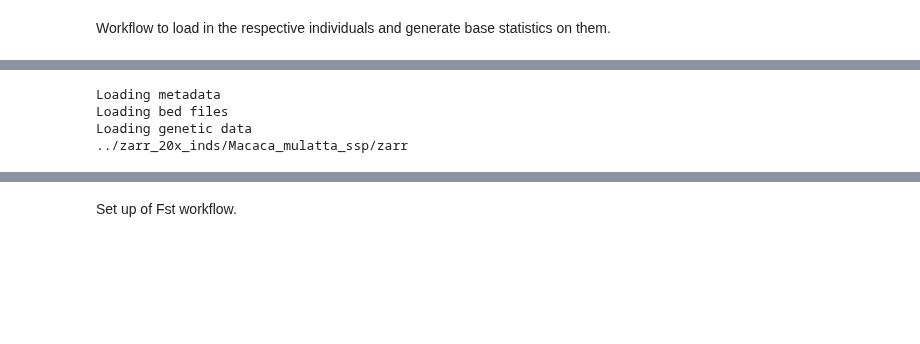
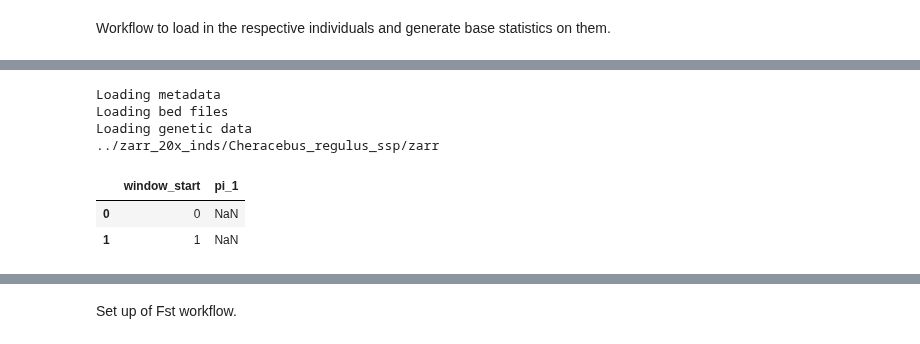
Before and after one commit to erikfogh/selection_primates, a Jupyter notebook: notebooks/standard01_stats_generation.ipynb, the cells around one changed output, grey strips where cells are left out. Cells and saved outputs as stored; diff of their text form; code cells hidden in the pictures; blank space fills up the shorter version.

```diff
--- a/notebooks/standard01_stats_generation.ipynb
+++ b/notebooks/standard01_stats_generation.ipynb
@@ -89,7 +89,7 @@ glob.glob("../zarr_20x_inds/Macaca_mulatta_ssp/*")
 # %%
 
 print("Loading metadata")
-zarr_path = "../zarr_20x_inds/Macaca_mulatta_ssp"
+zarr_path = "../zarr_20x_inds/Cheracebus_regulus_ssp"
 metadata_path = "/home/eriks/primatediversity/data/gVCFs_recalling_10_12_2024_metadata/"
 
 short_form = zarr_path.split("/")[-1].split("_")[0]
@@ -117,7 +117,13 @@ for c in glob.glob(zarr_path+"/*")[:]:
 Loading metadata
 Loading bed files
 Loading genetic data
-../zarr_20x_inds/Macaca_mulatta_ssp/zarr
+../zarr_20x_inds/Cheracebus_regulus_ssp/zarr
+# %%
+pd.DataFrame({"window_start": [0, 1], "pi_1": np.nan})
+# %% [output]
+|  | window_start | pi_1 |
+| 0 | 0 | NaN |
+| 1 | 1 | NaN |
 # %%
 ds
 # %% [output]
```
Also changed, not shown: parts of 28 cells of this notebook, 5 other files.
